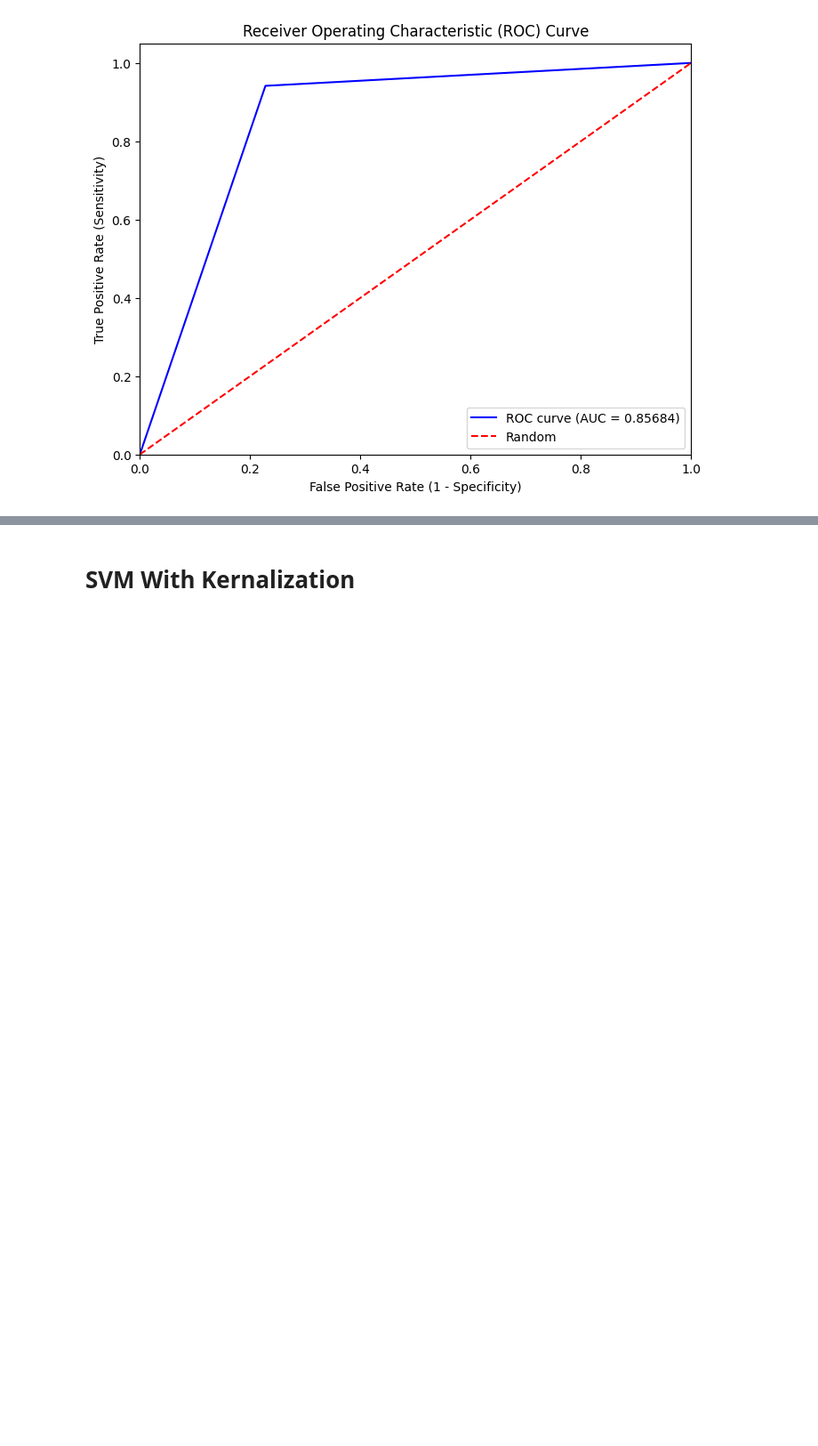
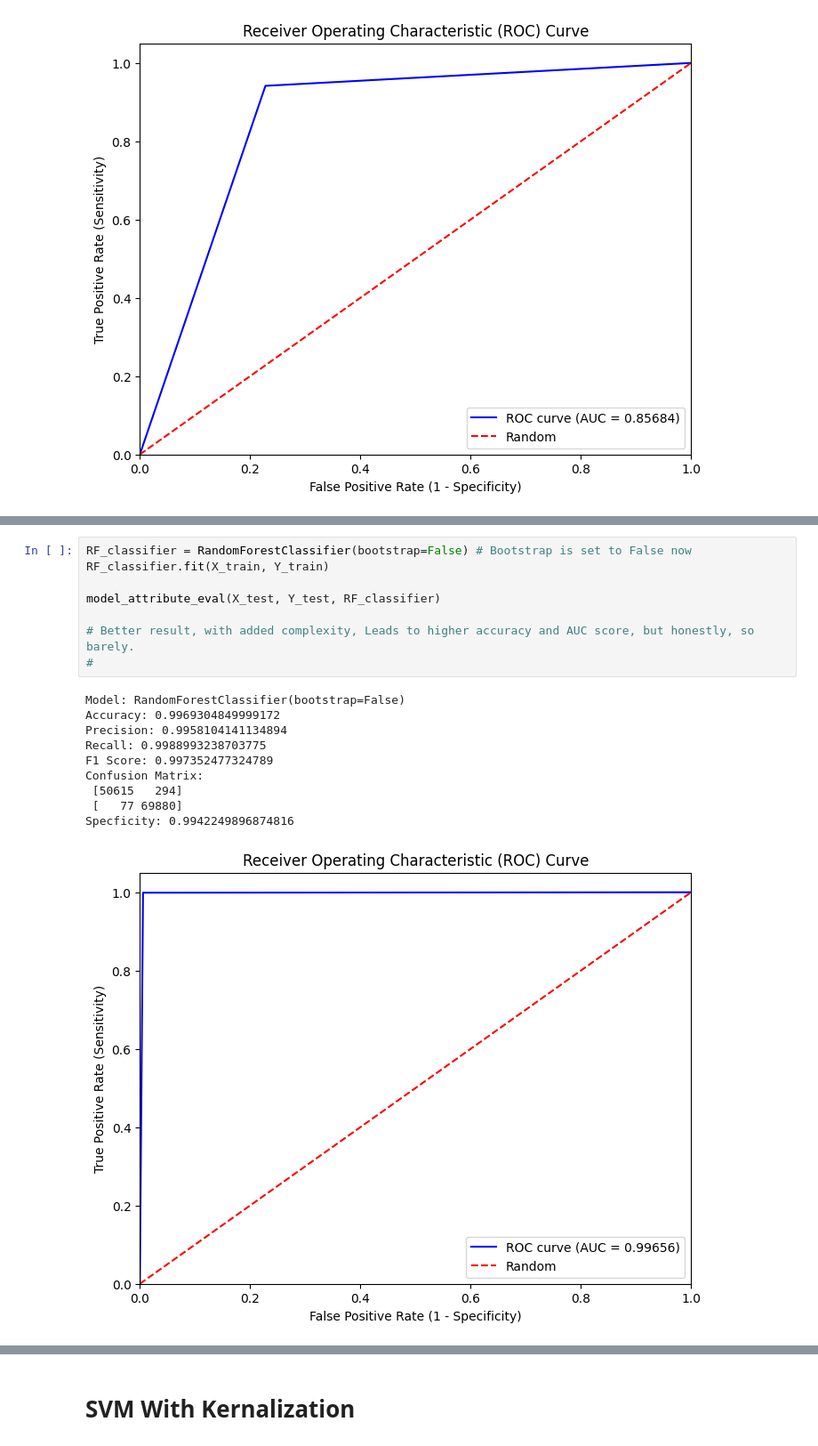
Before and after one commit to JaySachar/MSE413-ML, a Jupyter notebook: Project/main.ipynb, the cells around one changed output, grey strips where cells are left out. Shown at 89% size. Saved outputs shown, nothing was run; the diff lists cells and outputs as text; blank space fills up the shorter version.

```diff
--- a/Project/main.ipynb
+++ b/Project/main.ipynb
@@ -557,0 +568,19 @@ Best Score: 0.9505775008924016
+# %%
+RF_classifier = RandomForestClassifier(bootstrap=False) # Bootstrap is set to False now
+RF_classifier.fit(X_train, Y_train)
+
+model_attribute_eval(X_test, Y_test, RF_classifier)
+
+# Better result, with added complexity, Leads to higher accuracy and AUC score, but honestly, so barely.
+#
+# %% [output]
+Model: RandomForestClassifier(bootstrap=False)
+Accuracy: 0.9969304849999172
+Precision: 0.9958104141134894
+Recall: 0.9988993238703775
+F1 Score: 0.997352477324789
+Confusion Matrix:
+ [50615   294]
+ [   77 69880]
+Specficity: 0.9942249896874816
+[figure, added]
```
Also changed, not shown: parts of 25 cells of this notebook.
